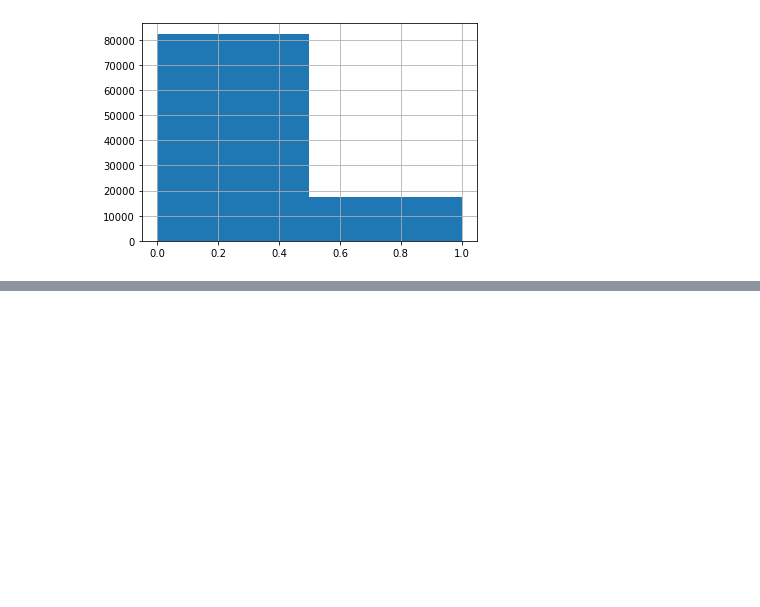
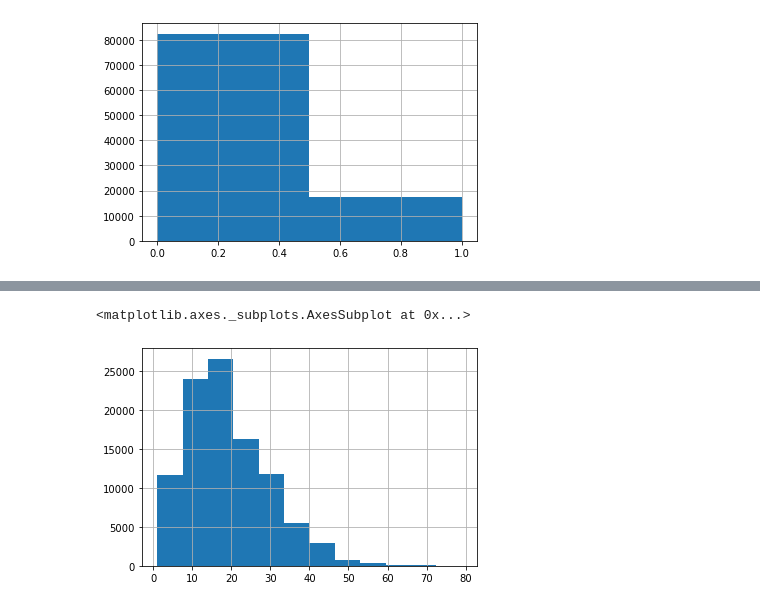
Before and after one commit to vidur2/Internship-Data-Science, a Jupyter notebook: Jupyter Notebook Files/Pandas Usage in ipynb.ipynb, the cells around one changed output, grey strips where cells are left out. Cells and saved outputs as stored; diff of their text form; code cells hidden in the pictures; blank space fills up the shorter version.

```diff
--- a/Jupyter Notebook Files/Pandas Usage in ipynb.ipynb
+++ b/Jupyter Notebook Files/Pandas Usage in ipynb.ipynb
@@ -148,0 +155,5 @@ discreetDataFrame['goodbad'].hist(bins=2)
+# %%
+nonDiscreetDataFrame['TRADES'].hist(bins=12)
+# %% [output]
+<matplotlib.axes._subplots.AxesSubplot at 0x...>
+[figure, added]
```
Also changed, not shown: parts of 3 cells of this notebook.
